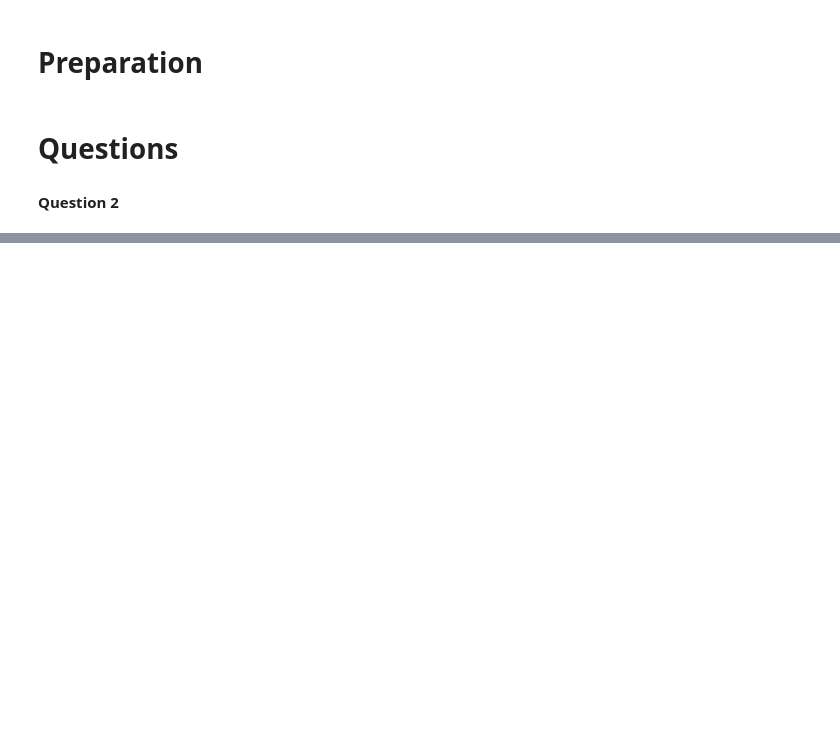
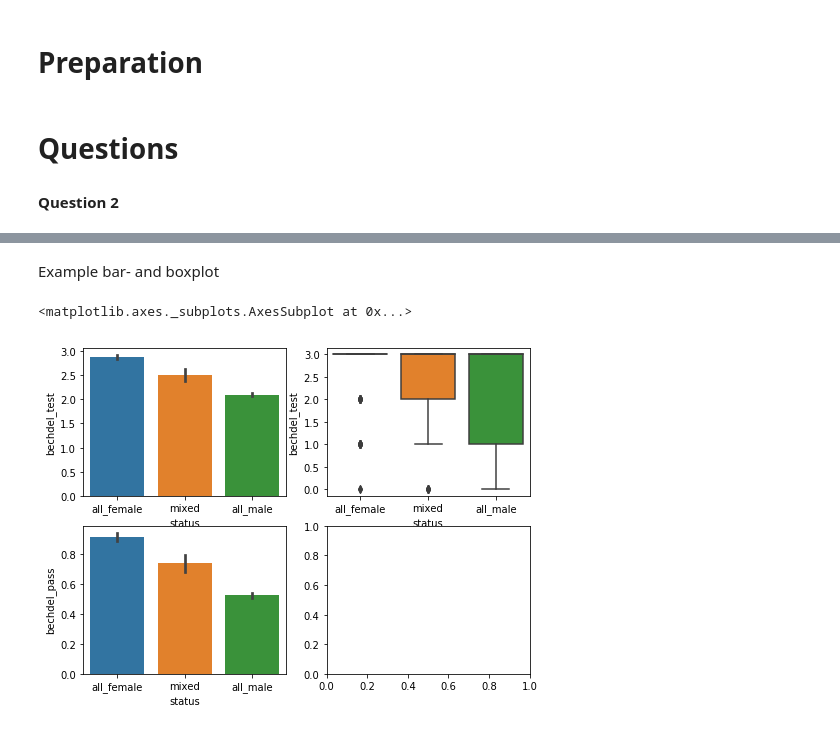
Before and after one commit to abjer/sds2017, a Jupyter notebook: code/exercise_1_solution.ipynb, the cells around one changed output, grey strips where cells are left out. Drawn from its saved outputs; the diff is of its cells as text; code cells hidden in the pictures; blank space fills up the shorter version.

```diff
--- a/code/exercise_1_solution.ipynb
+++ b/code/exercise_1_solution.ipynb
@@ -5,6 +5,8 @@ import matplotlib.pyplot as plt
 import pandas as pd
 import seaborn as sns
 
+sns.set()
+
 %matplotlib inline
 # %%
 gh_raw = "https://raw.githubusercontent.com/"
@@ -35,3 +37,6 @@ df.loc[df.share_male.between(0,1, inclusive=False), 'status'] = 'mixed'
 df['status'] = df.share_male\
                     .map({0:'all_female', 1:'all_male'})\
                     .fillna('mixed')
+
+# convert to a categorical variable
+df.status = pd.Categorical(df.status, categories=['all_female', 'mixed', 'all_male'], ordered=True)
@@ -37,0 +45,4 @@ df['status'] = df.share_male\
+# %%
+df['bechdel_pass'] = df.bechdel_test==3
+
+df_non_actor = df[df.role.isin(['writer', 'director'])]
@@ -37,0 +59,10 @@ df['status'] = df.share_male\
+# %% [markdown]
+Example bar- and boxplot
+# %%
+f,ax = plt.subplots(2,2, figsize=(8,6))
+sns.barplot(x='status', y='bechdel_test', data=df_non_actor, ax=ax[0,0])
+sns.boxplot(x='status', y='bechdel_test', data=df_non_actor, ax=ax[0,1])
+sns.barplot(x='status', y='bechdel_pass', data=df_non_actor, ax=ax[1,0])
+# %% [output]
+<matplotlib.axes._subplots.AxesSubplot at 0x...>
+[figure, added]
```
Also changed, not shown: parts of 11 cells of this notebook.
